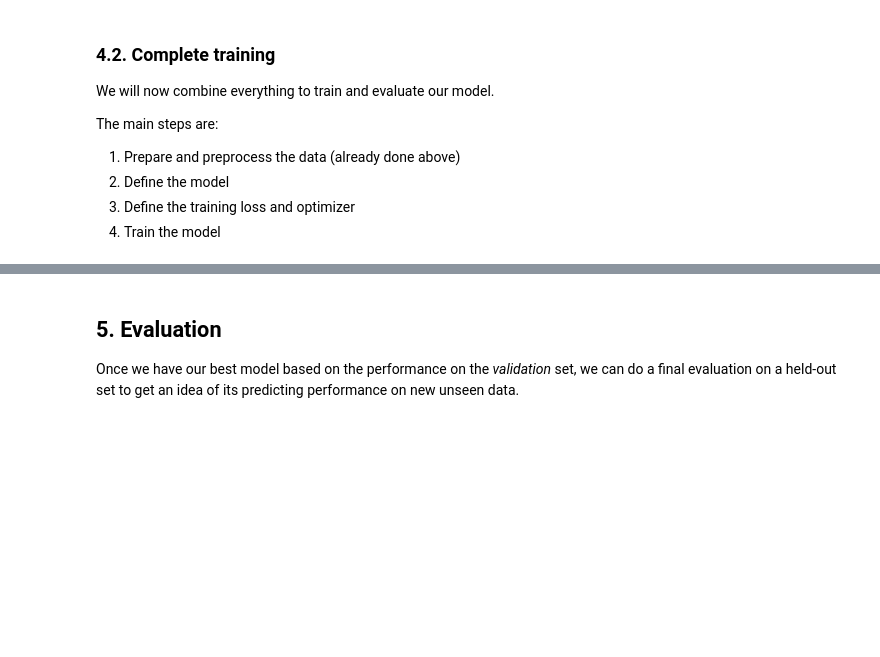
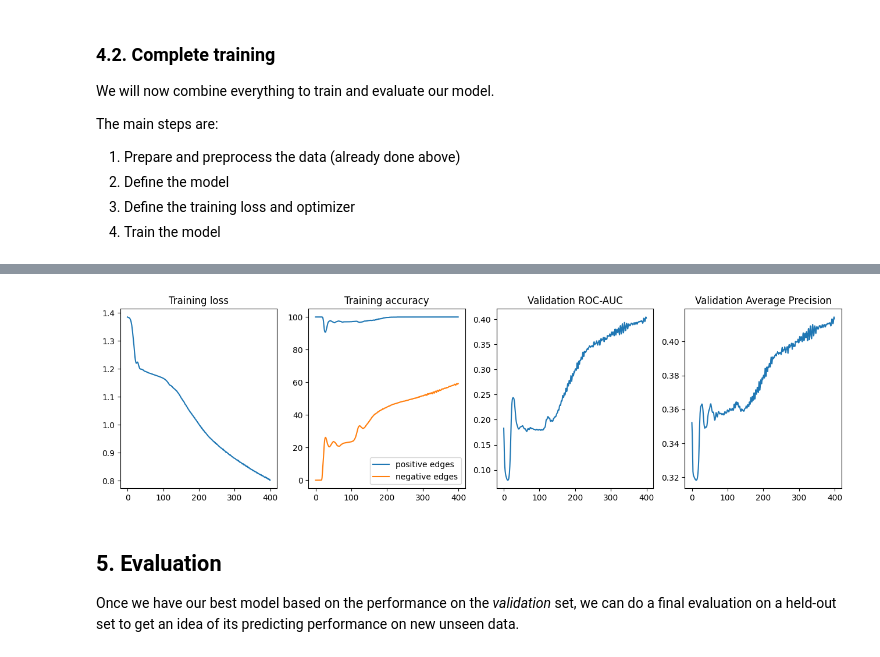
Before and after one commit to mikasenghaas/cs502, a Jupyter notebook: labs/3/Exercise_3.ipynb, the cells around one changed output, grey strips where cells are left out. Saved outputs shown, nothing was run; the diff lists cells and outputs as text; code cells hidden in the pictures; blank space fills up the shorter version.

Commit message:
feat(ex03): added solution and modified own training procedure

```diff
--- a/labs/3/Exercise_3.ipynb
+++ b/labs/3/Exercise_3.ipynb
@@ -297,7 +354,22 @@ class GNN(nn.Module):
             dropout (float): Dropout probability. (optional)
         """
         super().__init__()
-        ...  # TODO
+        # Save embedding dimension from input to output layer
+        dims = [num_features] + conv_dims
+
+        # List of activations functions for each layer
+        activations = [activation] * (len(dims) - 2) + [None]
+
+        # Build the graph convolutional layers
+        self.convs = nn.ModuleList(
+            [GraphConv(in_features, out_features, activation)
+             for in_features, out_features, activation in zip(dims[:-1], dims[1:], activations)])
+
+        # Encoder and prediction head
+        self.head = DotProductHead()
+
+        # Set dropout
+        self.dropout = nn.Dropout(dropout)
 
     def forward(self, x, adj):
         """
@@ -310,8 +382,14 @@ class GNN(nn.Module):
         Returns:
             Tensor: Predicted edge probabilities for each pair of nodes, shape (num_nodes, num_nodes).
         """
-        ...  # TODO
-        return ...
+        # Graph convolutions with dropout
+        for conv in self.convs:
+            x = self.dropout(conv(x, adj))
+
+        # Edge prediction through dot product of pairwise node embeddings
+        logits = self.head(x)
+
+        return logits
 # %% [markdown]
 Again, let's quickly verify that our model runs:
 # %%
@@ -446,7 +658,7 @@ The main steps are:
 4. Train the model
 # %%
 # Hyper-parameters (feel free to change these)
-learning_rate = 1e-2
+learning_rate = 1e-3
 epochs = 400
 conv_dims = [256, 128]
 activation = nn.LeakyReLU()
@@ -457,11 +669,11 @@ dropout = 0.1
 
 # 2. Model
 model = GNN(num_features=D_NODES, conv_dims=conv_dims, activation=activation, dropout=dropout)
-#print(model)
+print(model)
 
 # 3. Initialize the loss function and optimizer
 # We weight the samples to compensate for the class imbalance (there are very few edges compared to non-edges)
 loss_fn = nn.BCEWithLogitsLoss(pos_weight=torch.tensor(pos_weight))
-optimizer = torch.optim....  # TODO
+optimizer = torch.optim.Adam(model.parameters(), lr=learning_rate)
 
 history = {"epoch": 0, "loss": [], "acc-pos": [], "acc-neg": [], "val-roc": [], "val-ap": []}
@@ -474,15 +702,15 @@ def train_loop(history, data, model, loss_fn, optimizer, epochs):
         print(f"Epoch {t+1: 3d}/{epochs}:", end="")
 
         # Training step
-        train_loss = train_step(...)  # TODO
+        train_loss = train_step(data, model, loss_fn, optimizer)
         print(f" loss: {train_loss:.4f}", end="")
 
         # Trainin accuracy
-        acc_pos, acc_neg = get_train_accuracy(..., threshold=0.5)  # TODO
+        acc_pos, acc_neg = get_train_accuracy(data, model, threshold=0.5)
         print(f" - acc-pos: {acc_pos:.1f}% - acc-neg: {acc_neg:.1f}%", end="")
 
         # Validation
-        valid_roc, valid_ap = test(...)  #TODO
+        valid_roc, valid_ap = test(data, model, data["valid_edges"], data["valid_edges_neg"])
         print(f" - val-roc: {valid_roc:.4f} - val-ap: {valid_ap:.4f}", end="")
 
         # Log
@@ -498,6 +726,10 @@ def train_loop(history, data, model, loss_fn, optimizer, epochs):
 
 history = train_loop(history, data, model, loss_fn, optimizer, epochs)
 
+# Validation
+valid_roc, valid_ap = test(data, model, data["test_edges"], data["test_edges_neg"])
+print(f" - val-roc: {valid_roc:.4f} - val-ap: {valid_ap:.4f}", end="")
+
 fig, axs = plt.subplots(1, 4,  figsize=(16, 4))
 axs[0].plot(history['loss'])
 axs[0].set_title('Training loss')
@@ -509,3 +741,4 @@ axs[2].plot(history['val-roc'])
 axs[2].set_title('Validation ROC-AUC')
 axs[3].plot(history['val-ap'])
 axs[3].set_title('Validation Average Precision');
+# %% [output]
@@ -512,3 +762,4 @@ axs[3].set_title('Validation Average Precision');
+[figure, added]
 # %% [markdown]
 ## 5. Evaluation
 Once we have our best model based on the performance on the *validation* set, we can do a final evaluation on a held-out set to get an idea of its predicting performance on new unseen data.
```
Also changed, not shown: parts of 21 cells of this notebook, 2 other files.
